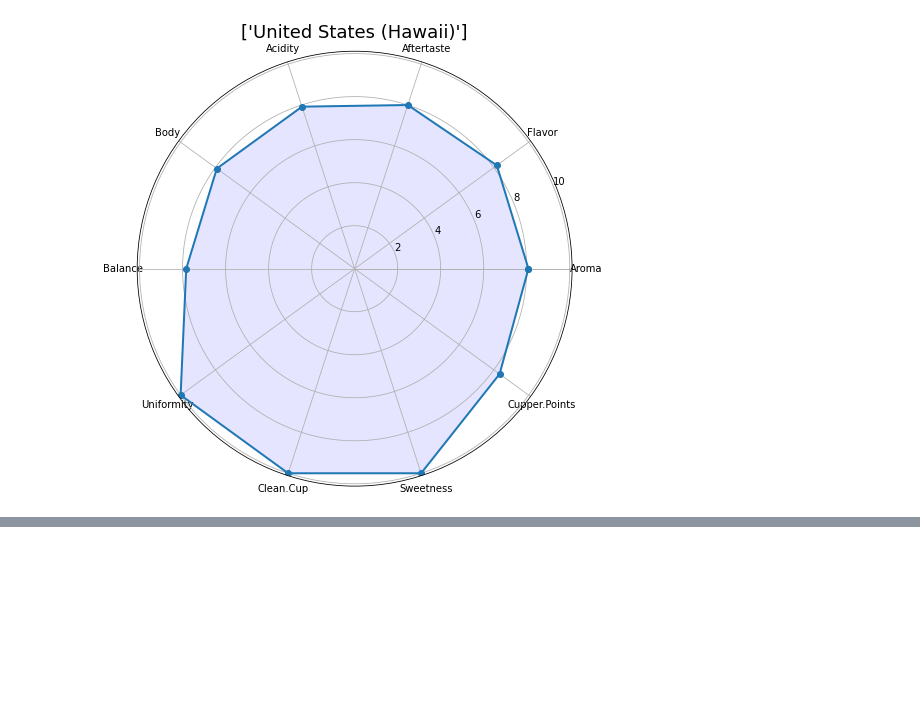
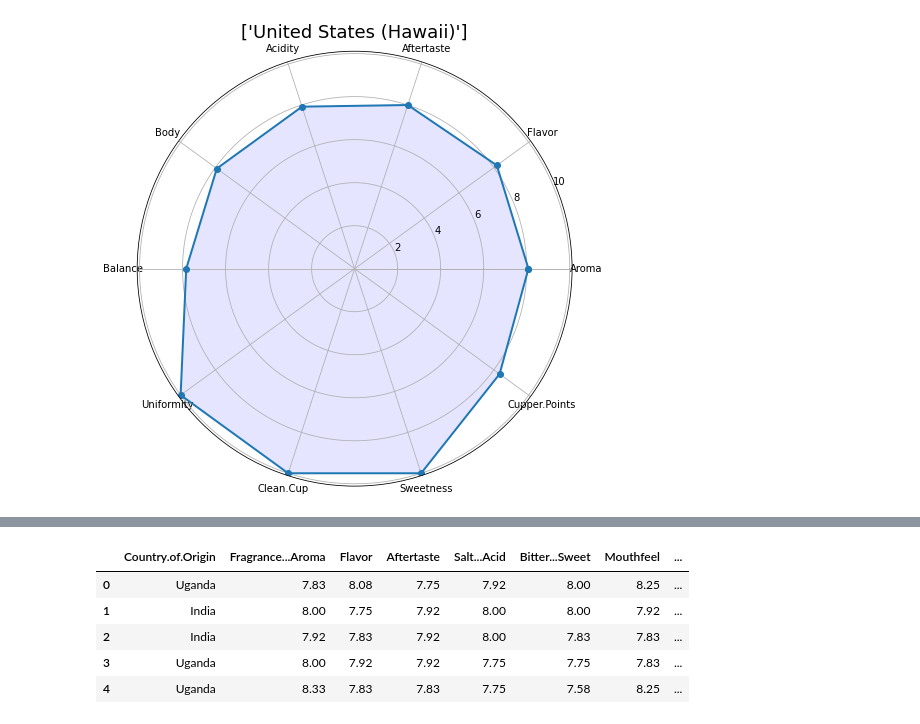
Before and after one commit to caevalareti/data-science-projects, a Jupyter notebook: coffee_quality_analysis.ipynb, the cells around one changed output, grey strips where cells are left out. Saved outputs shown, nothing was run; the diff lists cells and outputs as text; code cells hidden in the pictures; blank space fills up the shorter version.

```diff
--- a/coffee_quality_analysis.ipynb
+++ b/coffee_quality_analysis.ipynb
@@ -301,0 +338,9 @@ ax.grid(True)
+# %%
+df_rb.head()
+# %% [output]
+|  | Country.of.Origin | Fragrance...Aroma | Flavor | Aftertaste | Salt...Acid | Bitter...Sweet | Mouthfeel | ... |
+| 0 | Uganda | 7.83 | 8.08 | 7.75 | 7.92 | 8.00 | 8.25 | ... |
+| 1 | India | 8.00 | 7.75 | 7.92 | 8.00 | 8.00 | 7.92 | ... |
+| 2 | India | 7.92 | 7.83 | 7.92 | 8.00 | 7.83 | 7.83 | ... |
+| 3 | Uganda | 8.00 | 7.92 | 7.92 | 7.75 | 7.75 | 7.83 | ... |
+| 4 | Uganda | 8.33 | 7.83 | 7.83 | 7.75 | 7.58 | 8.25 | ... |
```
Also changed, not shown: parts of 15 cells of this notebook.
